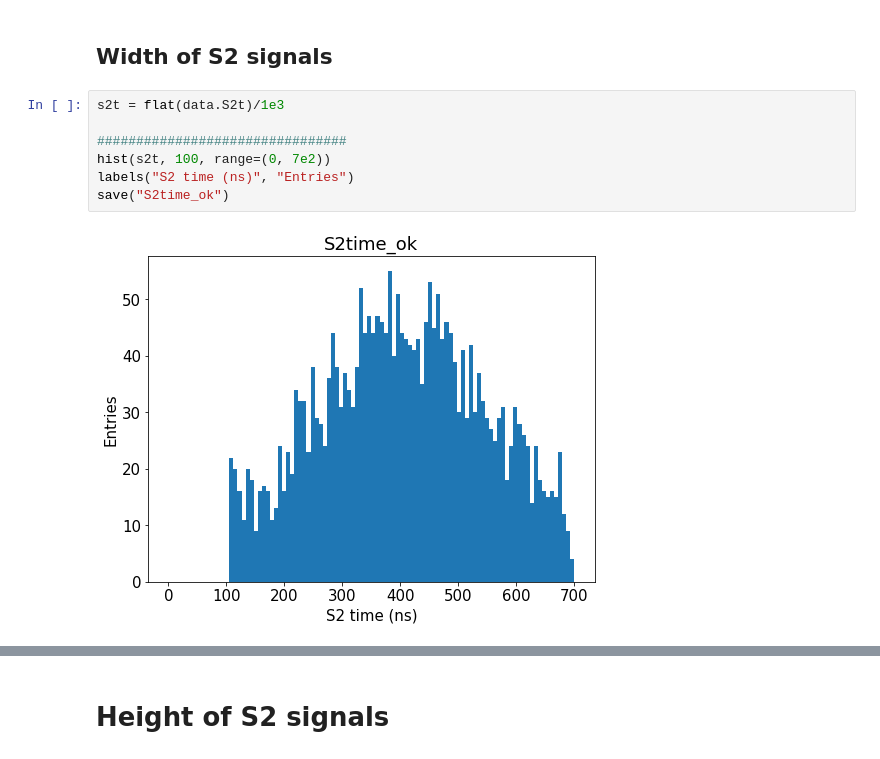
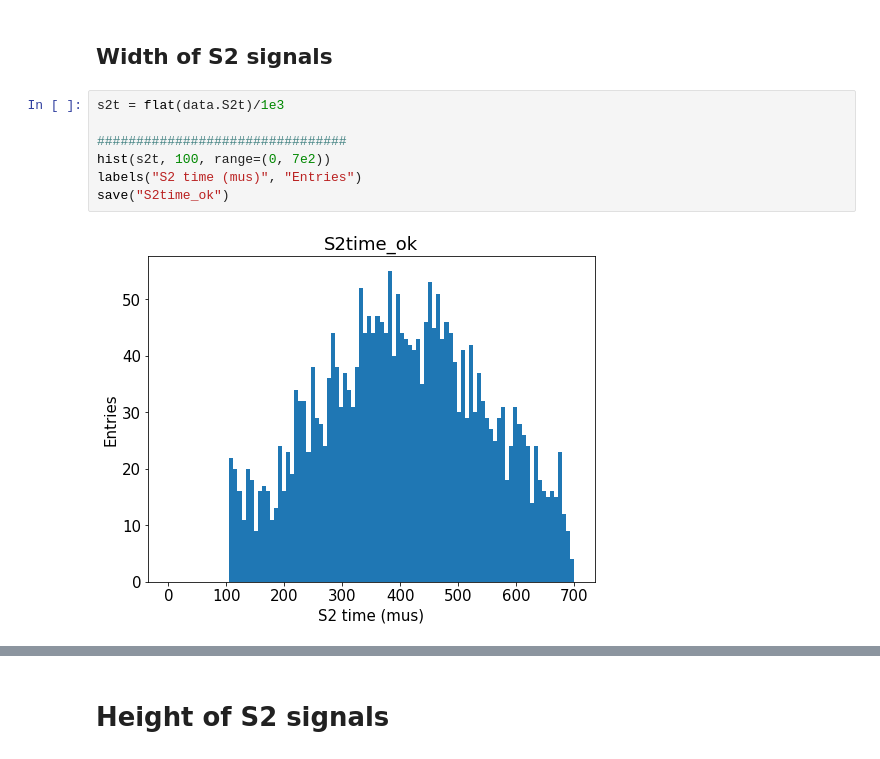
Before and after one commit to bpalmeiro/ICARO, a Jupyter notebook: invisible_cities/NaAna/Na22_MC.ipynb, the cells around one changed output, grey strips where cells are left out. Drawn from its saved outputs; the diff is of its cells as text.

```diff
--- a/invisible_cities/NaAna/Na22_MC.ipynb
+++ b/invisible_cities/NaAna/Na22_MC.ipynb
@@ -446,12 +456,12 @@ save("S1peak2area")
 # %%
 s2t = flat(data.S2t)/1e3
 
 ################################
 hist(s2t, 100, range=(0, 7e2))
-labels("S2 time (ns)", "Entries")
+labels("S2 time (mus)", "Entries")
 save("S2time_ok")
 # %% [output]
-[figure, old version]
+[figure, new version]
 # %%
 s2w = flat(data.S2w)
 
```
Also changed, not shown: parts of 16 cells of this notebook, 6 other files.
